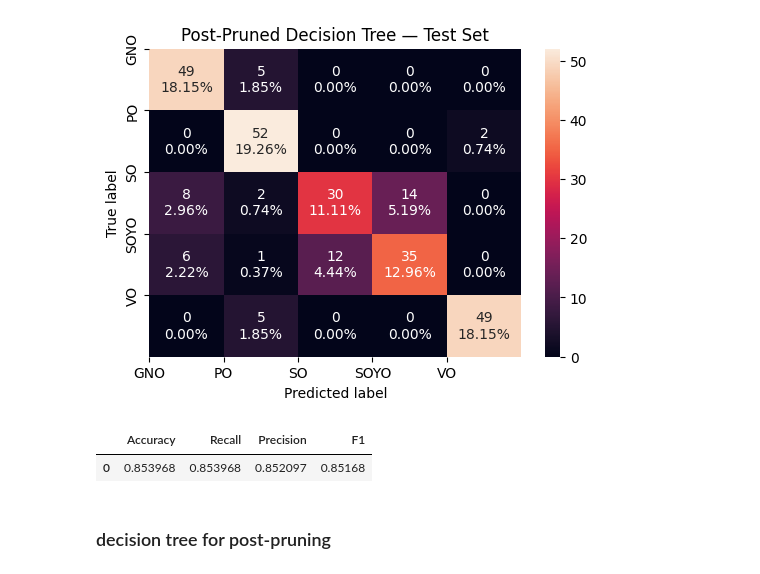
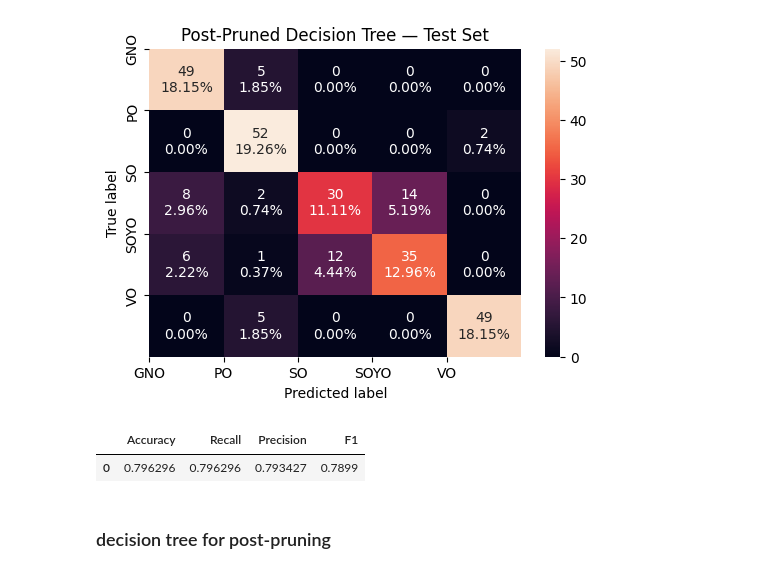
Before and after one commit to klndeepak/Physics-Informed-AI-Approach-K-Means-and-Decision-Tree-for-Oil-Classification, a Jupyter notebook: Decision Tree_Chips - Paper and Potato Subtracted.ipynb, the cells around one changed output. Cells and saved outputs as stored; diff of their text form; code cells hidden in the pictures.

```diff
--- a/Decision Tree_Chips - Paper and Potato Subtracted.ipynb
+++ b/Decision Tree_Chips - Paper and Potato Subtracted.ipynb
@@ -912,11 +912,11 @@ plt.show()
 # %%
 decision_tree_post_test = model_performance_classification_sklearn(
     model3, X_test, y_test
 )
-decision_tree_post_perf_train
+decision_tree_post_test
 # %% [output]
 |  | Accuracy | Recall | Precision | F1 |
-| 0 | 0.853968 | 0.853968 | 0.852097 | 0.85168 |
+| 0 | 0.796296 | 0.796296 | 0.793427 | 0.7899 |
 # %% [markdown]
 ### decision tree for post-pruning
 # %%
```
Also changed, not shown: 2 other files.
